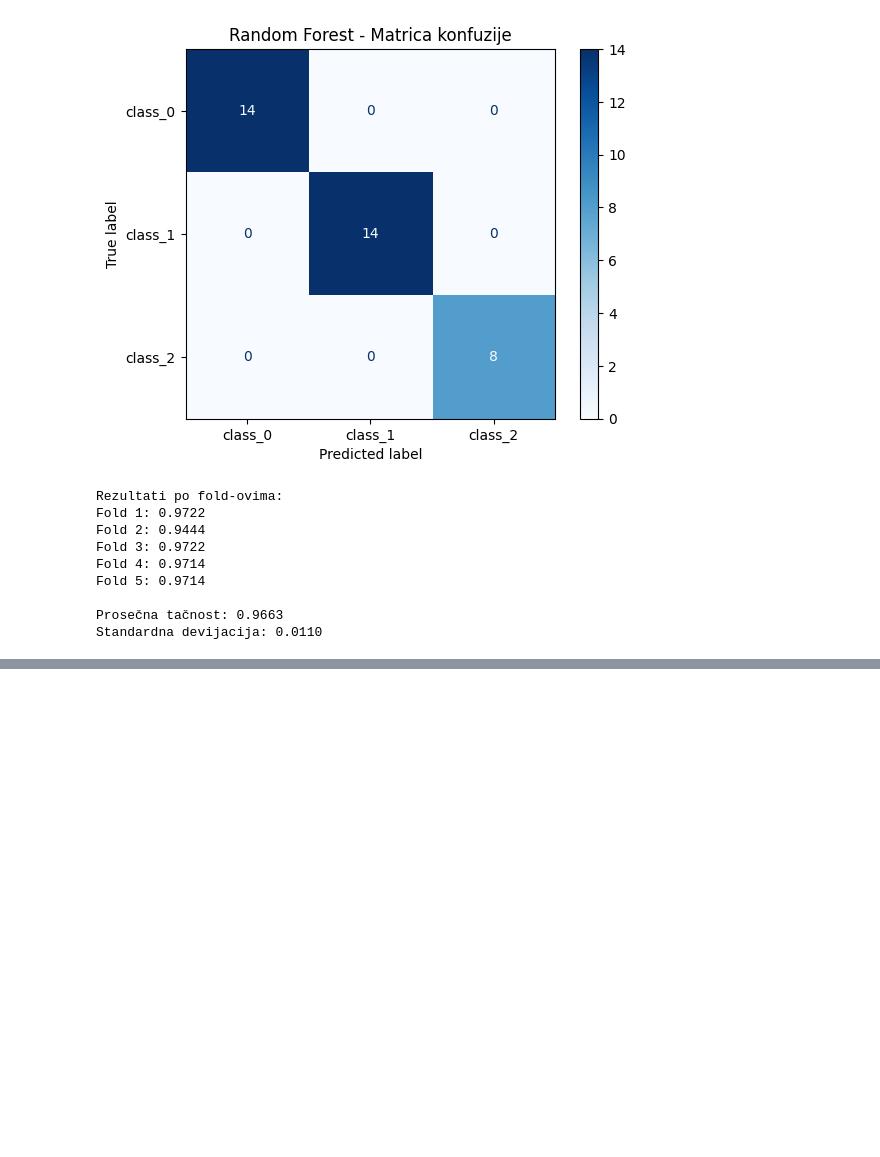
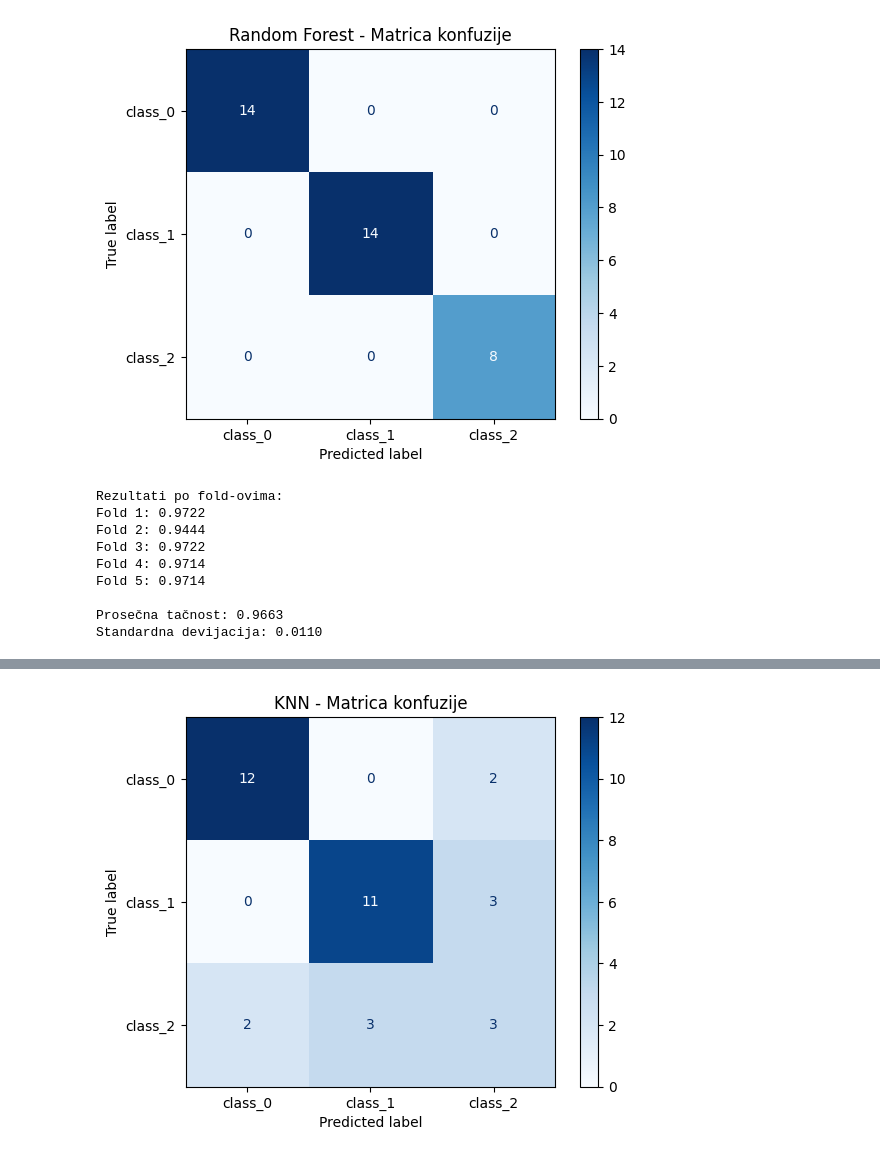
Before and after one commit to zelic-marko03/projekatNANS, a Jupyter notebook: projekat.ipynb, the cells around one changed output, grey strips where cells are left out. Saved outputs shown, nothing was run; the diff lists cells and outputs as text; code cells hidden in the pictures; blank space fills up the shorter version.

Commit message:
K Nearest Neighbors Classifier

```diff
--- a/projekat.ipynb
+++ b/projekat.ipynb
@@ -172,0 +176,5 @@ Standardna devijacija: 0.0110
+# %%
+
+#Kreiranje i treniranje KNN klasifikatora
+knn_clf = KNeighborsClassifier(n_neighbors=5)
+knn_clf.fit(X_train, y_train)
@@ -172,0 +183,4 @@ Standardna devijacija: 0.0110
+# %%
+
+#Predikcija
+y_pred_knn = knn_clf.predict(X_test)
@@ -172,0 +203,8 @@ Standardna devijacija: 0.0110
+# %%
+
+#Matrica konfuzije
+ConfusionMatrixDisplay.from_predictions(y_test, y_pred_knn, display_labels=wine.target_names, cmap='Blues')
+plt.title("KNN - Matrica konfuzije")
+plt.show()
+# %% [output]
+[figure, added]
```
Also changed, not shown: parts of 3 cells of this notebook.
